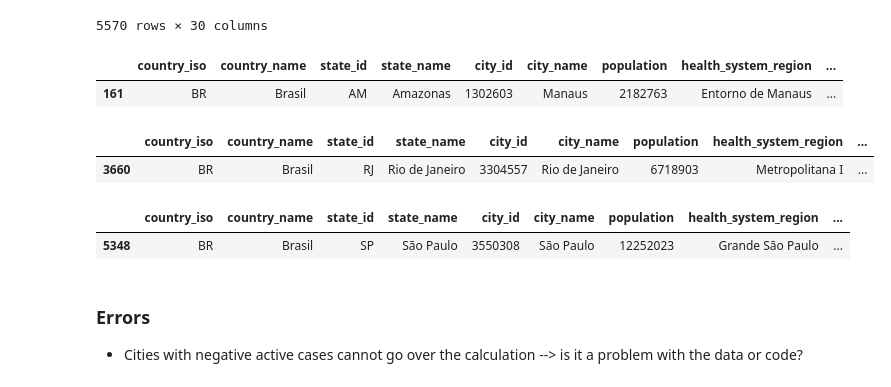
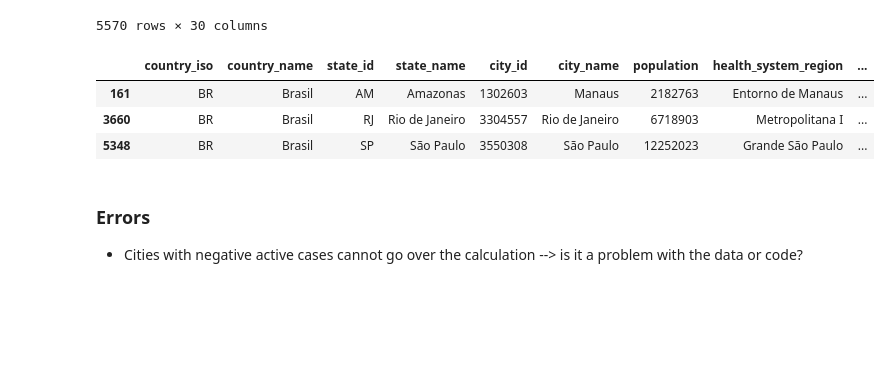
Before and after one commit to ImpulsoGov/farolcovid, a Jupyter notebook: analysis/cities_capacity_overload.ipynb, the cells around one changed output. Drawn from its saved outputs; the diff is of its cells as text; code cells hidden in the pictures; blank space fills up the shorter version.

```diff
--- a/analysis/cities_capacity_overload.ipynb
+++ b/analysis/cities_capacity_overload.ipynb
@@ -90,7 +137,7 @@ from datetime import datetime
 
 def read_data(country, config, refresh_rate):
 
-    df = pd.read_csv(config[country]['data_endpoints']['raw'])
+    df = pd.read_csv(config['br']['data_endpoints']['raw']['external'])
     df[[c for c in df.columns if 'last_updated' in c]] = df[[c for c in df.columns if 'last_updated' in c]].apply(pd.to_datetime)
 
     return  df
@@ -222,18 +272,10 @@ ddays_full
 | 5569 | BR | Brasil | TO | Tocantins | 1722107 | Xambioá | 11540 | Região de Saúde do Médio Araguaia | ... |
 5570 rows × 30 columns
 # %%
-ddays_full[ddays_full['city_name'] == 'Manaus']
+ddays_full[ddays_full['city_name'].isin(['Manaus','Rio de Janeiro','São Paulo'])]
 # %% [output]
 |  | country_iso | country_name | state_id | state_name | city_id | city_name | population | health_system_region | ... |
 | 161 | BR | Brasil | AM | Amazonas | 1302603 | Manaus | 2182763 | Entorno de Manaus | ... |
+| 3660 | BR | Brasil | RJ | Rio de Janeiro | 3304557 | Rio de Janeiro | 6718903 | Metropolitana I | ... |
+| 5348 | BR | Brasil | SP | São Paulo | 3550308 | São Paulo | 12252023 | Grande São Paulo | ... |
-# %%
-ddays_full[ddays_full['city_name'] == 'Rio de Janeiro']
-# %% [output]
-|  | country_iso | country_name | state_id | state_name | city_id | city_name | population | health_system_region | ... |
-| 3660 | BR | Brasil | RJ | Rio de Janeiro | 3304557 | Rio de Janeiro | 6718903 | Metropolitana I | ... |
-# %%
-ddays_full[ddays_full['city_name'] == 'São Paulo']
-# %% [output]
-|  | country_iso | country_name | state_id | state_name | city_id | city_name | population | health_system_region | ... |
-| 5348 | BR | Brasil | SP | São Paulo | 3550308 | São Paulo | 12252023 | Grande São Paulo | ... |
 # %%
```
Also changed, not shown: parts of 13 cells of this notebook.
